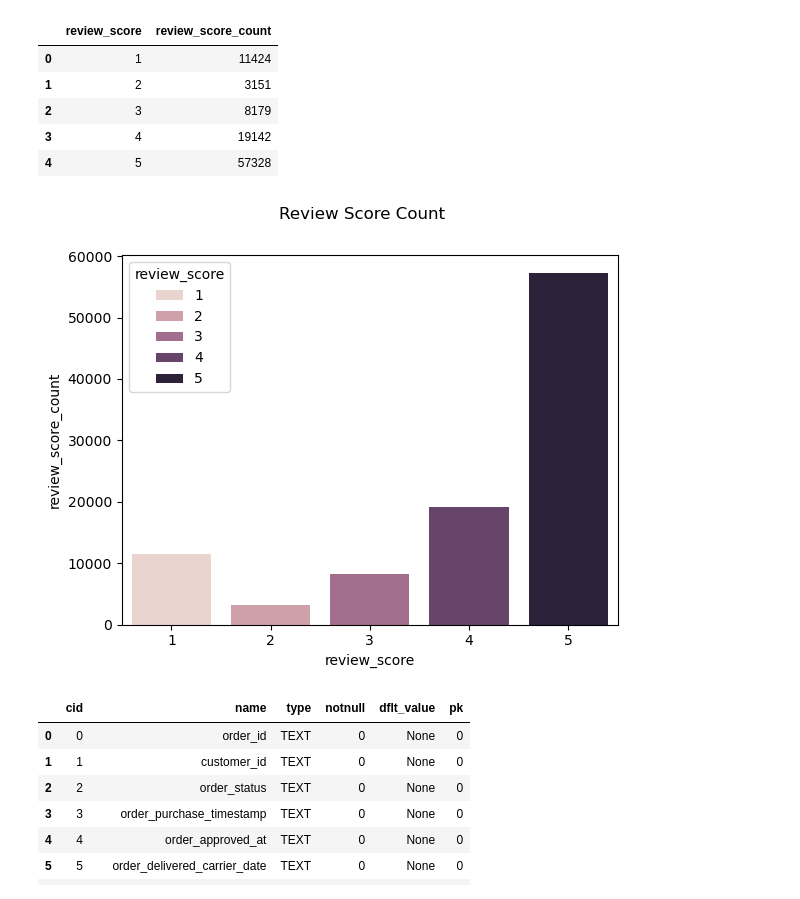
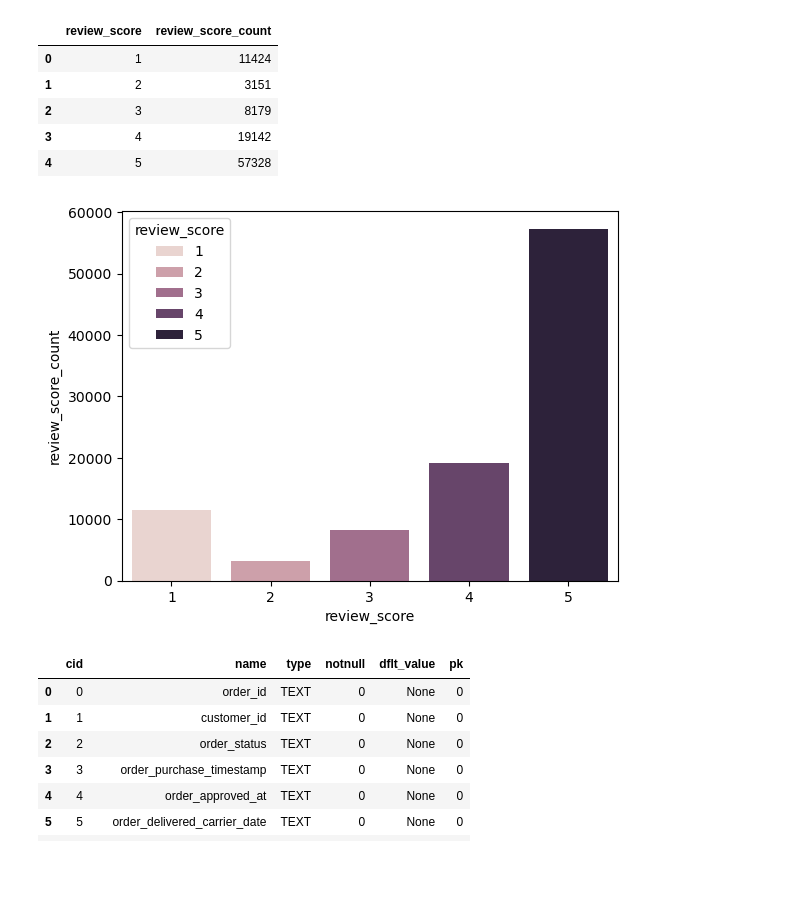
Before and after one commit to taaesu/olist_analysis, a Jupyter notebook: olist_analysis.ipynb, the cells around one changed output. Cells and saved outputs as stored; diff of their text form; code cells hidden in the pictures; blank space fills up the shorter version.

```diff
--- a/olist_analysis.ipynb
+++ b/olist_analysis.ipynb
@@ -92,11 +128,9 @@ review_count
 | 3 | 4 | 19142 |
 | 4 | 5 | 57328 |
 # %%
-sns.barplot(data=review_count,x='review_score',y='review_score_count',hue='review_score')
-fig = plt.gcf()
-fig.suptitle('Review Score Count');
+sns.barplot(data=review_count,x='review_score',y='review_score_count',hue='review_score');
 # %% [output]
-[figure, old version]
+[figure, new version]
 # %%
 pd.read_sql("PRAGMA table_info(orders);", conn)
 # %% [output]
```
Also changed, not shown: parts of 43 cells of this notebook.
